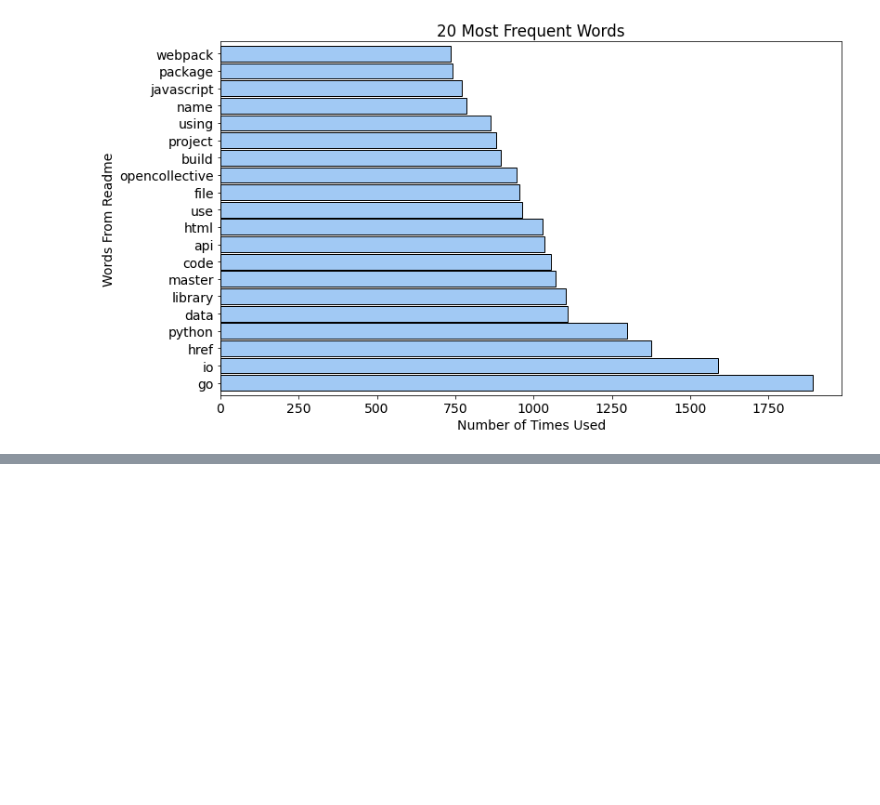
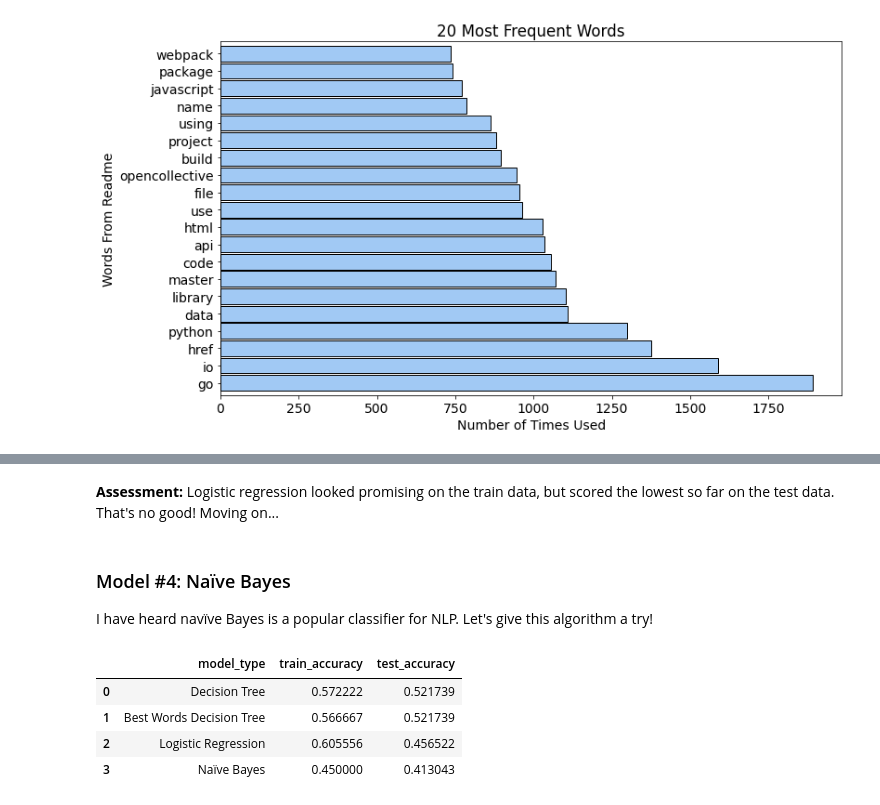
Before and after one commit to cobb-jiang-hartman-npl-project/github-repository-project, a Jupyter notebook: final_project.ipynb, the cells around one changed output, grey strips where cells are left out. Drawn from its saved outputs; the diff is of its cells as text; code cells hidden in the pictures; blank space fills up the shorter version.

```diff
--- a/final_project.ipynb
+++ b/final_project.ipynb
@@ -524,0 +571,33 @@ evaluation.sort_values(by="test_accuracy", ascending=False)
+# %% [markdown]
+**Assessment:** Logistic regression looked promising on the train data, but scored the lowest so far on the test data. That's no good! Moving on...
+# %% [markdown]
+### Model #4: Naïve Bayes
+I have heard navïve Bayes is a popular classifier for NLP. Let's give this algorithm a try!
+# %%
+# create tfidf vectorizer object
+tfidf = TfidfVectorizer()
+
+# use tfidf object to create model features
+X = tfidf.fit_transform(df.clean_readme_contents)
+
+# establish model target
+y = df.language
+
+# split data
+X_train, X_test, y_train, y_test = pp.split_repo_data(X, y)
+
+# create model object
+nb = MultinomialNB()
+
+# fit model object
+nb.fit(X_train, y_train)
+
+# append evaluation
+evaluation = ev.append_evaluation(evaluation, model_type="Naïve Bayes", model_object=nb, X_train=X_train, y_train=y_train, X_test=X_test, y_test=y_test)
+evaluation.sort_values(by="test_accuracy", ascending=False)
+# %% [output]
+|  | model_type | train_accuracy | test_accuracy |
+| 0 | Decision Tree | 0.572222 | 0.521739 |
+| 1 | Best Words Decision Tree | 0.566667 | 0.521739 |
+| 2 | Logistic Regression | 0.605556 | 0.456522 |
+| 3 | Naïve Bayes | 0.450000 | 0.413043 |
```
Also changed, not shown: parts of 29 cells of this notebook, 3 other files.
